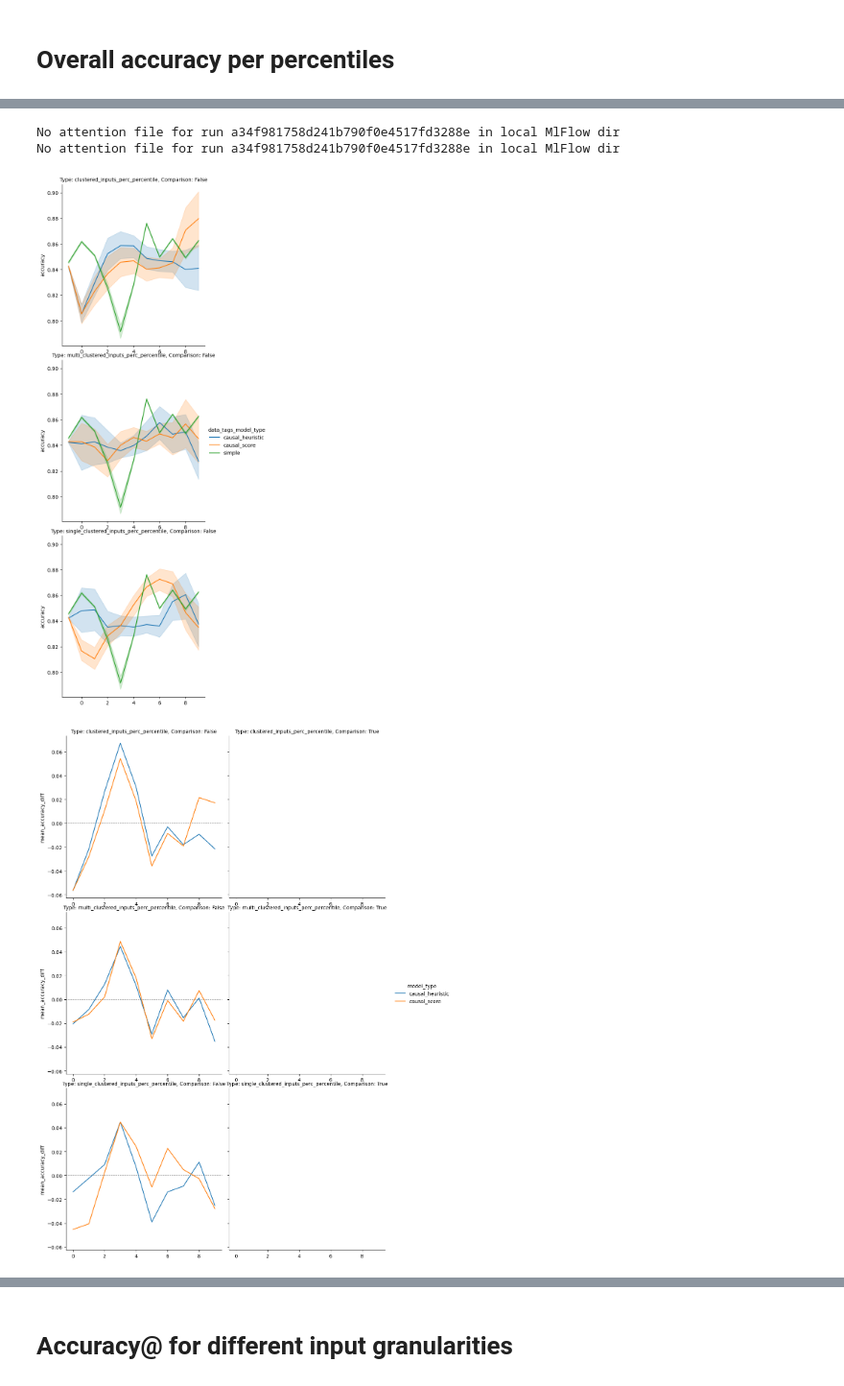
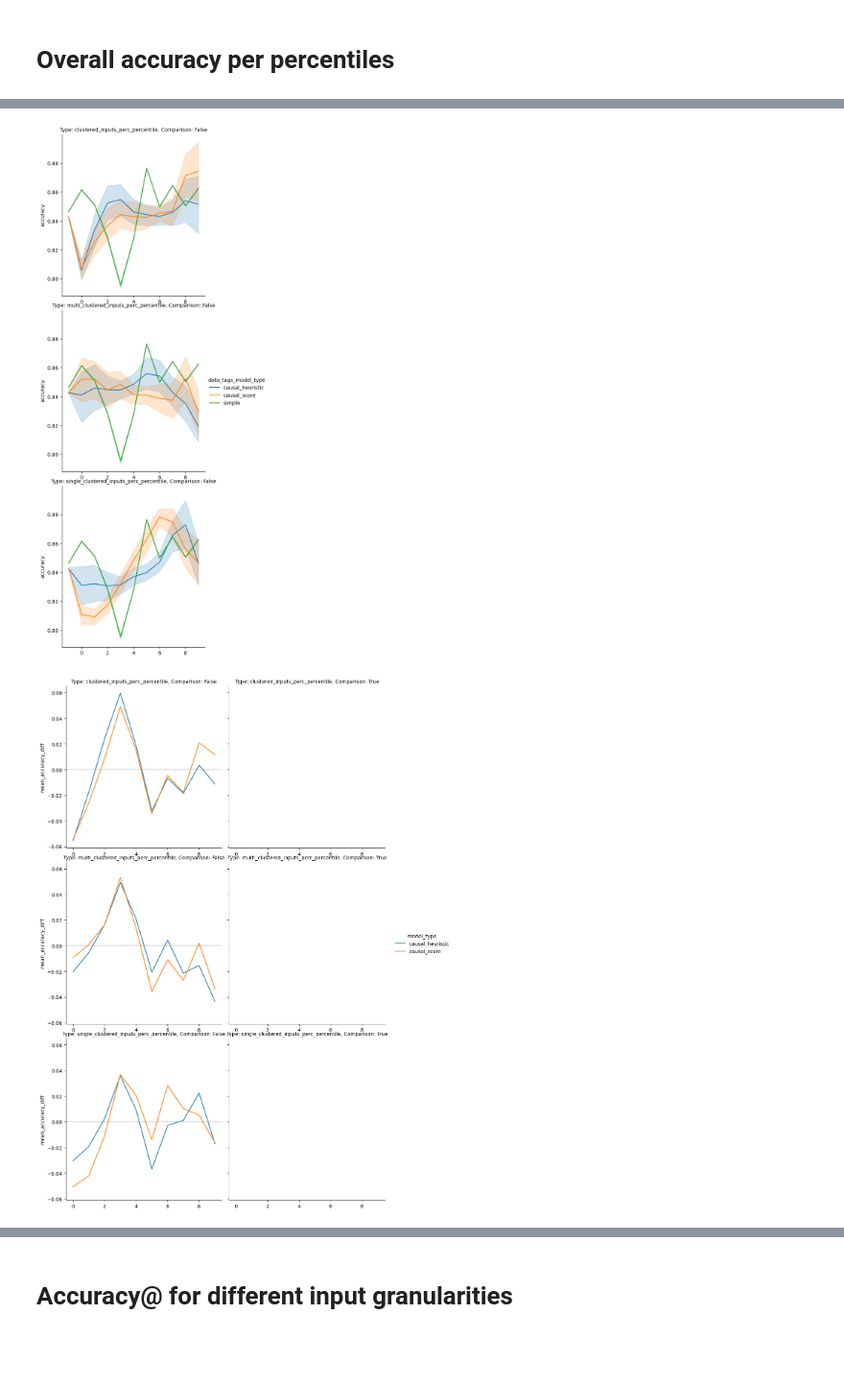
Before and after one commit to ralmasri/Domain-Guided-Monitoring, a Jupyter notebook: notebooks/percentile_performances.ipynb, the cells around one changed output, grey strips where cells are left out. Shown: that part at 96% size. Saved outputs shown, nothing was run; the diff lists cells and outputs as text; code cells hidden in the pictures; blank space fills up the shorter version.

Commit message:
generated results percentiles

```diff
--- a/notebooks/percentile_performances.ipynb
+++ b/notebooks/percentile_performances.ipynb
@@ -12,7 +12,7 @@ from utils.percentiles import calculate_values_per_percentiles, calculate_accura
 # %%
 mlflow_helper = MlflowHelper(pkl_file=Path("mlflow_run_df.pkl"),
     local_mlflow_dir_prefix='/home/i40/almasrirz/Domain-Guided-Monitoring/mlruns/',
-    experiment_id="131858414034553998")
+    experiment_id="831333387297563441")
 mlflow_helper.query_runs(pkl_file=Path("mlflow_run_df.pkl"))
 # %%
 percentile_names=[
@@ -78,25 +104,22 @@ accuracy_df_huawei_1 = pd.read_csv("accuracy_df_1.csv")
 # %%
 relevant_huawei_run_df = mlflow_helper.huawei_run_df(include_noise=False, include_refinements=False)
-huawei_accuracy_df = calculate_accuracies_per_percentiles(
-    relevant_run_df=relevant_huawei_run_df, k=5, num_percentiles=10, num_input_percentiles=10,
-    percentile_names=percentile_names,
-    local_mlflow_dir="/home/i40/almasrirz/Domain-Guided-Monitoring/mlruns/domainml/")
+# huawei_accuracy_df = calculate_accuracies_per_percentiles(
+#     relevant_run_df=relevant_huawei_run_df, k=5, num_percentiles=10, num_input_percentiles=10,
+#     percentile_names=percentile_names,
+#     local_mlflow_dir=mlflow_helper.local_mlflow_dir)
-# %% [output]
-No attention file for run a34f981758d241b790f0e4517fd3288e in local MlFlow dir
-No attention file for run a34f981758d241b790f0e4517fd3288e in local MlFlow dir
 # %%
 plot_accuracies_per_percentiles(
     relevant_run_df=relevant_huawei_run_df,
-    accuracy_df=huawei_accuracy_df[
-        huawei_accuracy_df["type"].apply(lambda x: x in [
+    accuracy_df=accuracy_df_huawei_1[
+        accuracy_df_huawei_1["type"].apply(lambda x: x in [
             "clustered_inputs_perc_percentile",
             "single_clustered_inputs_perc_percentile",
             "multi_clustered_inputs_perc_percentile"
         ])
     ],
     show_plot=True,
     share_y=True
 )
 # %% [output]
-[figure, old version]
+[figure, new version]
-[figure, old version]
+[figure, new version]
```
Also changed, not shown: parts of 3 cells of this notebook.
